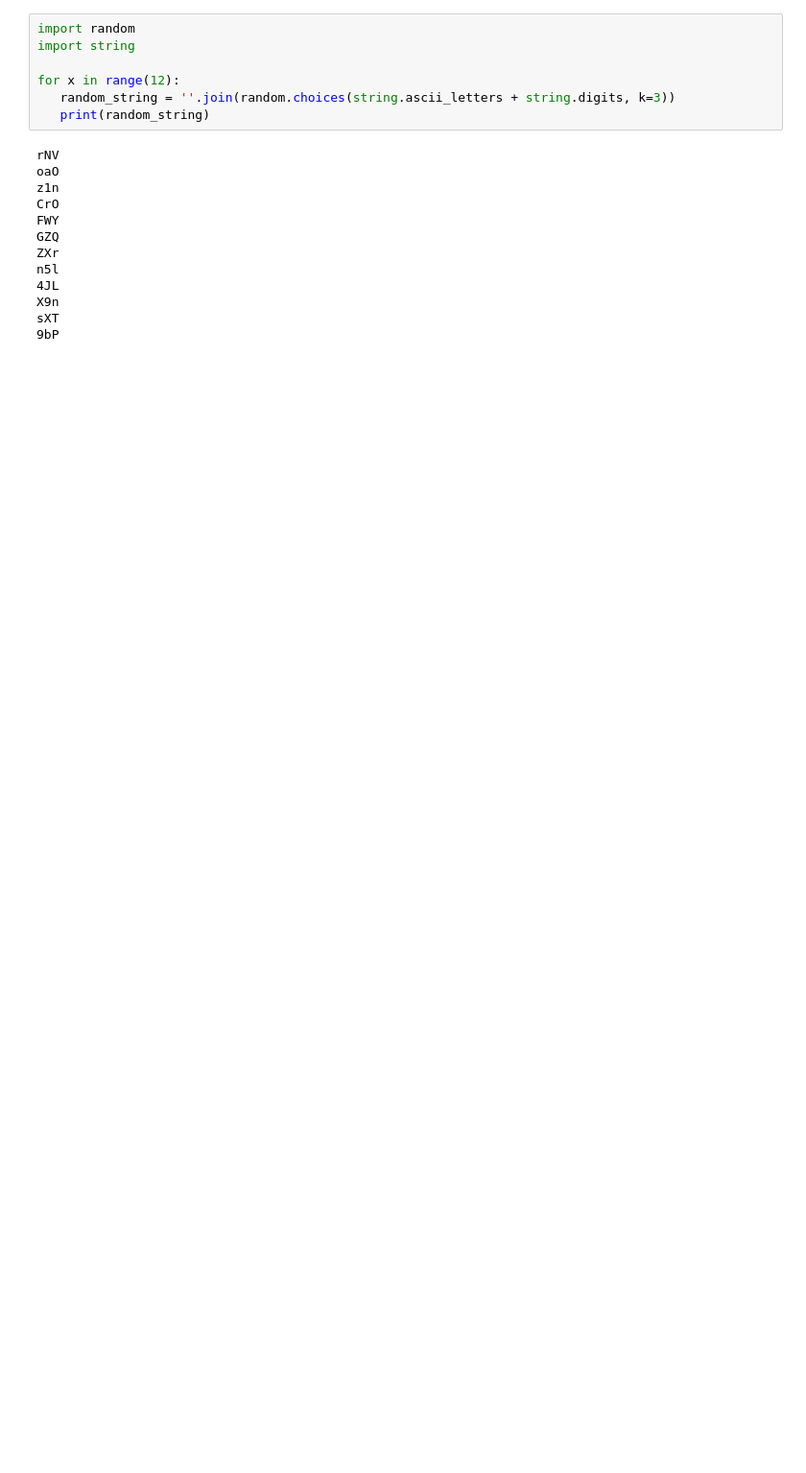
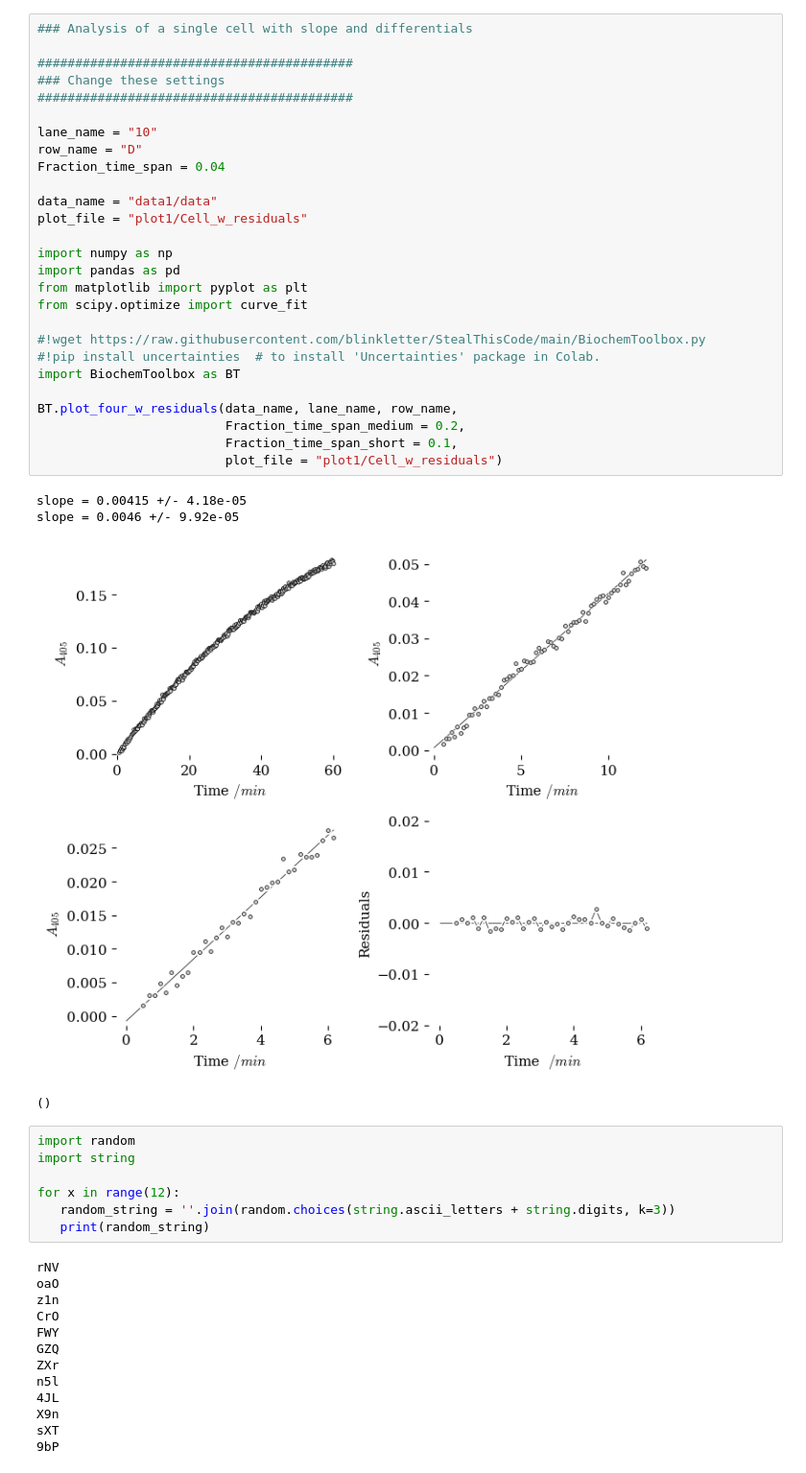
Before and after one commit to blinkletter/StealThisCode, a Jupyter notebook: testideas/DataAnalyzer2.ipynb, the cells around one changed output. Shown: that part at 96% size. Cells and saved outputs as stored; diff of their text form; blank space fills up the shorter version.

```diff
--- a/testideas/DataAnalyzer2.ipynb
+++ b/testideas/DataAnalyzer2.ipynb
@@ -398,3 +89,35 @@ slope = 0.00619 +/- 0.000441
+# %%
+### Analysis of a single cell with slope and differentials
+
+##########################################
+### Change these settings
+##########################################
+
+lane_name = "10"
+row_name = "D"
+Fraction_time_span = 0.04
+
+data_name = "data1/data"
+plot_file = "plot1/Cell_w_residuals"
+
+import numpy as np
+import pandas as pd
+from matplotlib import pyplot as plt
+from scipy.optimize import curve_fit
+
+#!wget https://raw.githubusercontent.com/blinkletter/StealThisCode/main/BiochemToolbox.py
+#!pip install uncertainties  # to install 'Uncertainties' package in Colab.
+import BiochemToolbox as BT
+
+BT.plot_four_w_residuals(data_name, lane_name, row_name,
+                         Fraction_time_span_medium = 0.2,
+                         Fraction_time_span_short = 0.1,
+                         plot_file = "plot1/Cell_w_residuals")
+# %% [output]
+slope = 0.00415 +/- 4.18e-05
+slope = 0.0046 +/- 9.92e-05
+[figure, added]
+()
 # %%
 import random
 import string
```
Also changed, not shown: parts of 5 cells of this notebook, 11 other files.
